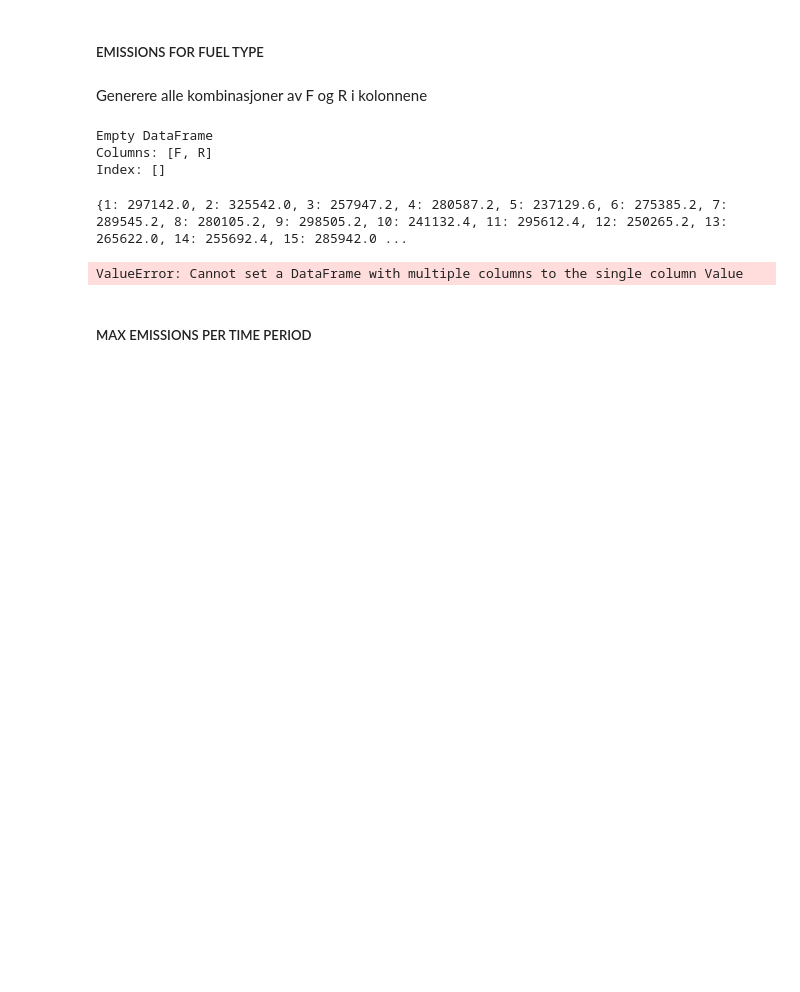
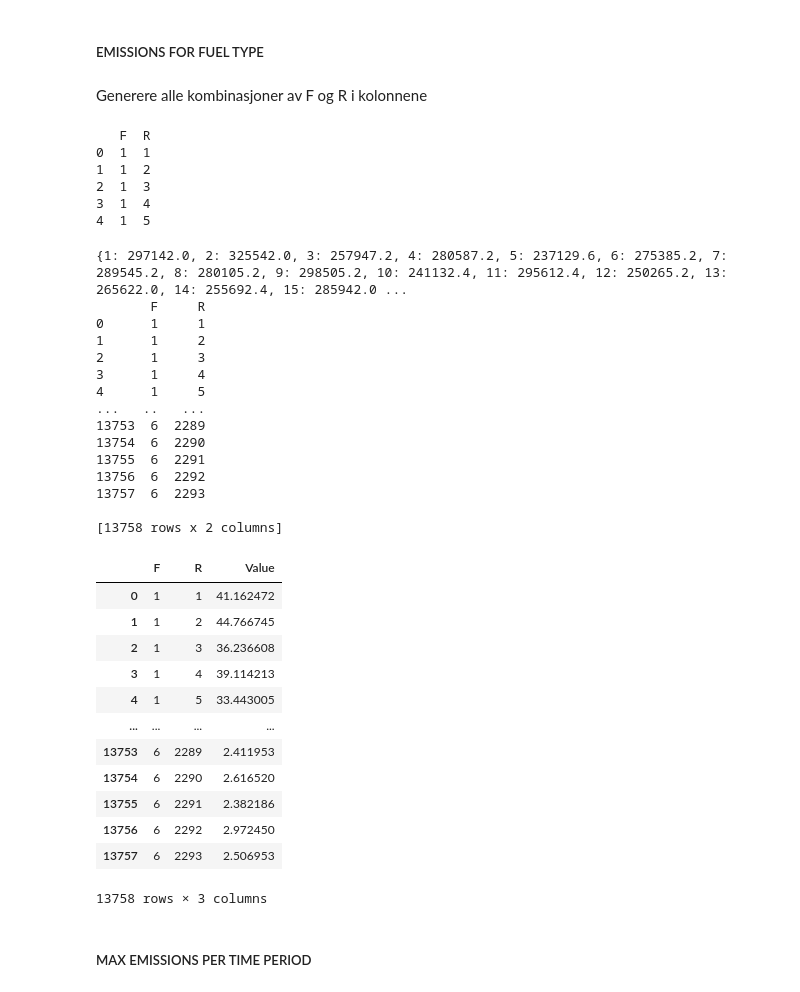
Before and after one commit to camillalie/masteroppgave, a Jupyter notebook: data_generation/generate_params.ipynb, the cells around one changed output. Cells and saved outputs as stored; diff of their text form; code cells hidden in the pictures; blank space fills up the shorter version.

```diff
--- a/data_generation/generate_params.ipynb
+++ b/data_generation/generate_params.ipynb
@@ -59,9 +61,11 @@ with pd.ExcelWriter(sets_excel_output_path, engine='openpyxl') as writer:
 # %%
 
 combinations_f_r = itertools.product(f_values, r_values)
+combinations_ems = itertools.product(f_values, r_values)
 combinations_r_s = itertools.product(r_values, s_values)
 combinations_t = itertools.product(t_values)
 combinations_s_a = itertools.product(s_values, a_values)
+combinations_f_r_w = itertools.product(f_values, r_values, w_values)
 # %% [markdown]
 #### Inputdata
 # %%
@@ -186,0 +367,27 @@ df_fuelprice
+# %%
+df_fuelprice2 = pd.DataFrame(combinations_f_r_w, columns=['F', 'R', 'O'])
+
+# regner ut verdi for hver kombinasjon av fueltype og rute gitt verdiene i dictionariene over
+def calculate_value(row):
+    distance = electric_distance_dict[row['R']] if row['F'] == 6 else distance_dict[row['R']]
+    return fuel_prices[row['F']] * distance
+
+df_fuelprice2['Value'] = df_fuelprice2.apply(calculate_value, axis=1)
+
+def adjust_value(row):
+    if row['O'] == 1:
+        return 0.75 * row['Value']  # 75% of the original value for O index 1
+    elif row['O'] == 3:
+        return 1.25 * row['Value']  # 125% of the original value for O index 3
+    else:
+        return row['Value']  # Unchanged for O index 2
+
+# Apply the adjust_value function to create a new column 'Adjusted_Value'
+df_fuelprice2['Value'] = df_fuelprice2.apply(adjust_value, axis=1)
+
+
+
+df_fuelprice2
+
+# Display the first few rows of the DataFrame
+print(df_fuelprice2.head())
@@ -187,48 +401,79 @@ df_fuelprice
 # %% [markdown]
 ##### Skriver Cost of fuel til excel
 # %%
-
+# Using ExcelWriter to write to the existing Excel file
+with pd.ExcelWriter(output_excel_path, engine='openpyxl', mode='a', if_sheet_exists='replace') as writer:
+    df_fuelprice2.to_excel(writer, sheet_name='Cost of fuel 2', index=False)
 
 # Using ExcelWriter to write to the existing Excel file
 with pd.ExcelWriter(output_excel_path, engine='openpyxl', mode='a', if_sheet_exists='replace') as writer:
-    df_fuelprice.to_excel(writer, sheet_name='Cost of fuel', index=False)
+    df_fuelprice.to_excel(writer, sheet_name='Cost of fuel 1', index=False)
 # %% [markdown]
 ##### EMISSIONS FOR FUEL TYPE
 # %% [markdown]
 Generere alle kombinasjoner av F og R i kolonnene
 # %%
-
 # Create a DataFrame from the combinations
-df_ems = pd.DataFrame(combinations_f_r, columns=['F', 'R'])
+df_ems = pd.DataFrame(combinations_ems, columns=['F', 'R'])
 
 # Display the first few rows of the DataFrame
 print(df_ems.head())
 # %% [output]
-Empty DataFrame
-Columns: [F, R]
-Index: []
+   F  R
+0  1  1
+1  1  2
+2  1  3
+3  1  4
+4  1  5
 # %%
 # multipliserer carbon per MJ per fueltype med distanse seilt per rute.
 # def calculate_emissions(row):
 #     distance = electric_distance_dict[row['R']] if row['F'] == 6 else distance_dict[row['R']]
 #     return emissions_carbon_tonn_per_MJ[row['F']] * distance
 print(electric_distance_dict)
 def calculate_emissions(row):
     distance = electric_distance_dict[row['R']] if row['F'] == 6 else distance_dict[row['R']]
-    return emissions_carbon_tonn_per_MJ[row['R']] * distance
+    return emissions_carbon_tonn_per_MJ[row['F']] * distance
 
+print(df_ems)
 # Apply the function to create a new column 'Value'
 df_ems['Value'] = df_ems.apply(calculate_emissions, axis=1)
 
 
 # Skriver dataframen med emissions til parameter_data excel filen
 with pd.ExcelWriter(output_excel_path, engine='openpyxl', mode='a', if_sheet_exists='replace') as writer:
     df_ems.to_excel(writer, sheet_name='Emissions', index=False)
 
 df_ems
 # %% [output]
 {1: 297142.0, 2: 325542.0, 3: 257947.2, 4: 280587.2, 5: 237129.6, 6: 275385.2, 7: 289545.2, 8: 280105.2, 9: 298505.2, 10: 241132.4, 11: 295612.4, 12: 250265.2, 13: 265622.0, 14: 255692.4, 15: 285942.0 ...
+       F     R
+0      1     1
+1      1     2
+2      1     3
+3      1     4
+4      1     5
+...   ..   ...
+13753  6  2289
+13754  6  2290
+13755  6  2291
+13756  6  2292
+13757  6  2293
+
+[13758 rows x 2 columns]
+|  | F | R | Value |
+| 0 | 1 | 1 | 41.162472 |
+| 1 | 1 | 2 | 44.766745 |
+| 2 | 1 | 3 | 36.236608 |
+| 3 | 1 | 4 | 39.114213 |
+| 4 | 1 | 5 | 33.443005 |
+| ... | ... | ... | ... |
+| 13753 | 6 | 2289 | 2.411953 |
+| 13754 | 6 | 2290 | 2.616520 |
+| 13755 | 6 | 2291 | 2.382186 |
+| 13756 | 6 | 2292 | 2.972450 |
+| 13757 | 6 | 2293 | 2.506953 |
-ValueError: Cannot set a DataFrame with multiple columns to the single column Value
+13758 rows × 3 columns
 # %% [markdown]
 ##### MAX EMISSIONS PER TIME PERIOD
 # %%
```
Also changed, not shown: parts of 12 cells of this notebook, 3 other files.
